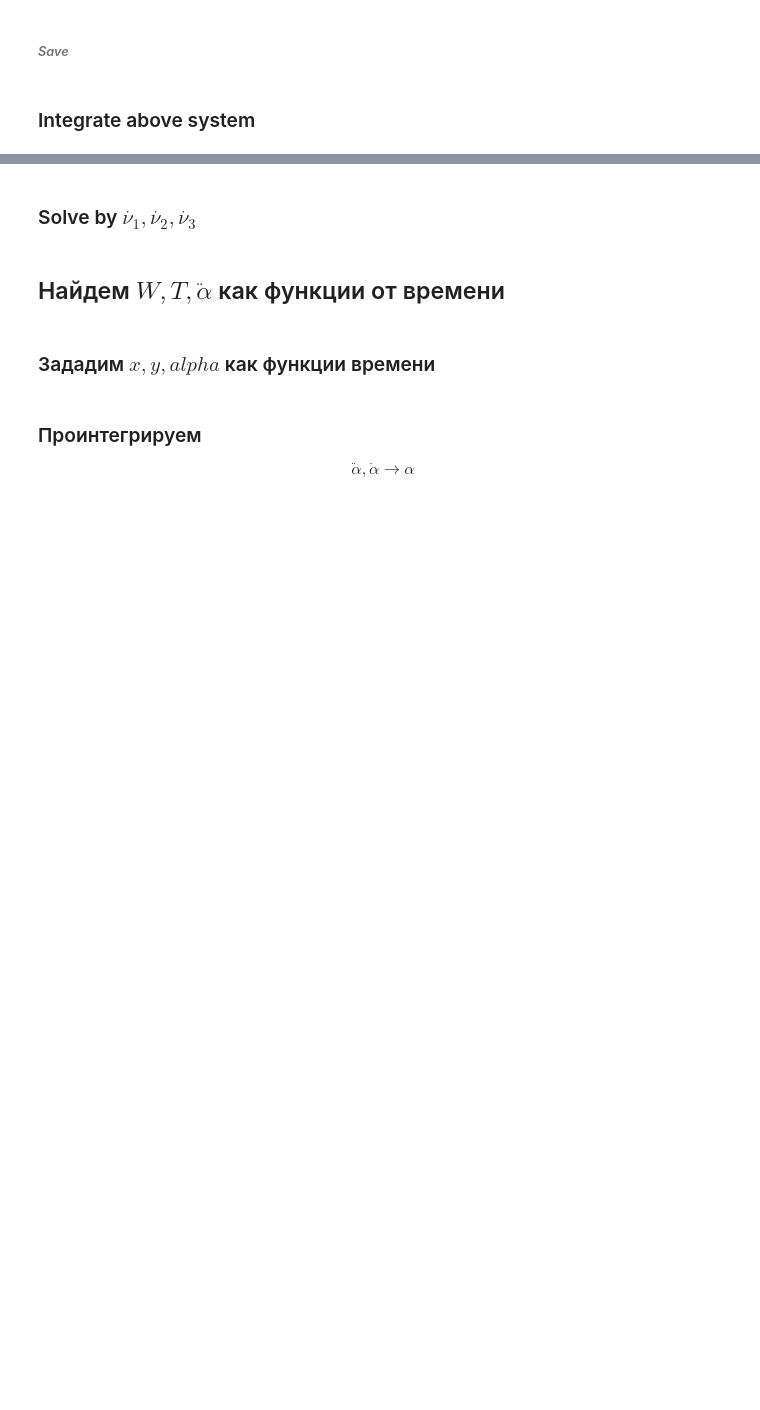
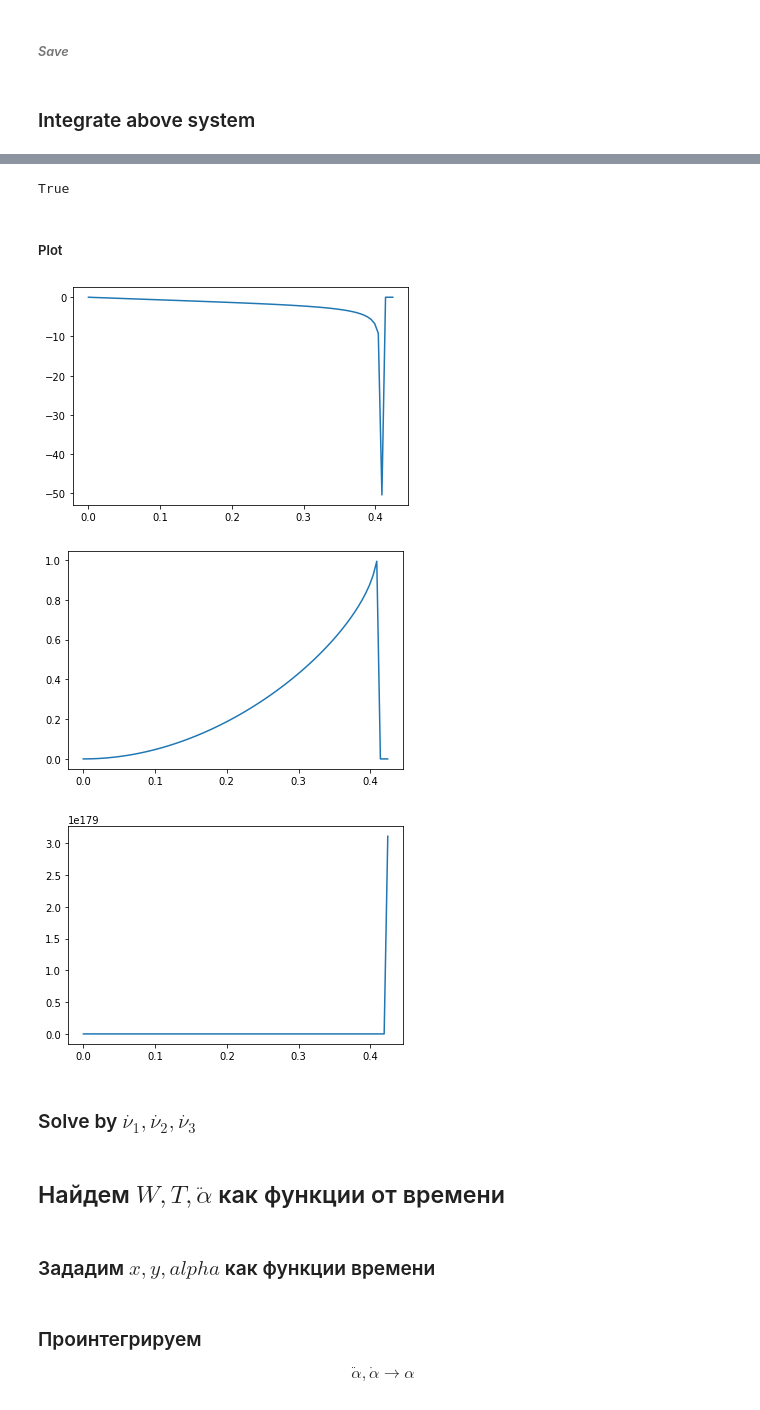
Before and after one commit to git-alice/tatarinov_equation, a Jupyter notebook: triangle_platform/tatarinov-triangular-platform.ipynb, the cells around one changed output, grey strips where cells are left out. Saved outputs shown, nothing was run; the diff lists cells and outputs as text; code cells hidden in the pictures; blank space fills up the shorter version.

Commit message:
Fixed previous solution | Added plot

```diff
--- a/triangle_platform/tatarinov-triangular-platform.ipynb
+++ b/triangle_platform/tatarinov-triangular-platform.ipynb
@@ -752,0 +756,3 @@ from scipy.integrate import RK45, odeint
+# %%
+_vars = [nu[3], theta[0], alpha] + [t]
+display_list(_vars)
@@ -753,4 +764,4 @@ from scipy.integrate import RK45, odeint
 # %%
-_vars = S.left_part_Eqs(SNT.get_res())
-_vars
+_eqs = S.right_part_Eqs(SNT.get_res())
+display_list(_eqs)
 # %% [output]
@@ -765,3 +771,3 @@ _eqs
 # %%
 def f(_vars_values, time):
-    return [lambdify(_vars, t, 'numpy')(*_vars_values) for x in eqs]
+    return [lambdify(_vars, _eq, 'numpy')(*_vars_values, time) for _eq in _eqs]
@@ -767,0 +778,5 @@ def f(_vars_values, time):
+# %%
+%%time
+f0 = [0,0,0]
+_time = np.linspace(0., 0.5, 100)
+_solution = odeint(f, f0, _time, full_output=True, mxstep=100)
@@ -768,3 +806,17 @@ def f(_vars_values, time):
+# %%
+len(_time[:-15]) == len(_solution[0][:-15].T[0])
+# %% [output]
+True
+# %% [markdown]
+##### Plot
+# %%
+for col in _solution[0][:-15].T:
+    fig = plt.plot(_time[:-15], col, label='')
+    plt.show()
+# %% [output]
+[figure, added]
+[figure, added]
+[figure, added]
 # %% [markdown]
 ### Solve by $\dot{\nu_1}, \dot{\nu_2}, \dot{\nu_3}$
 # %%
```
Also changed, not shown: parts of 21 cells of this notebook, 4 other files.
